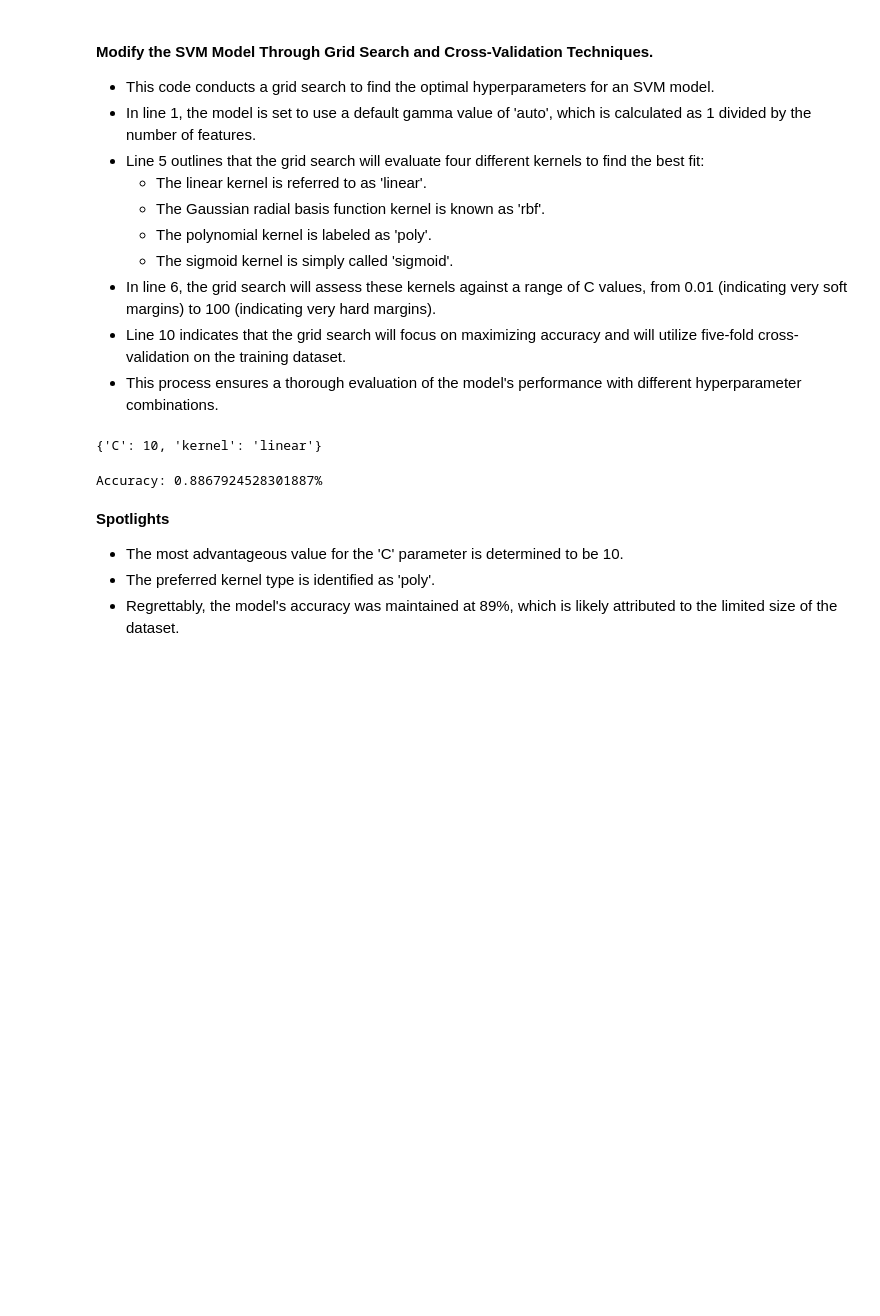
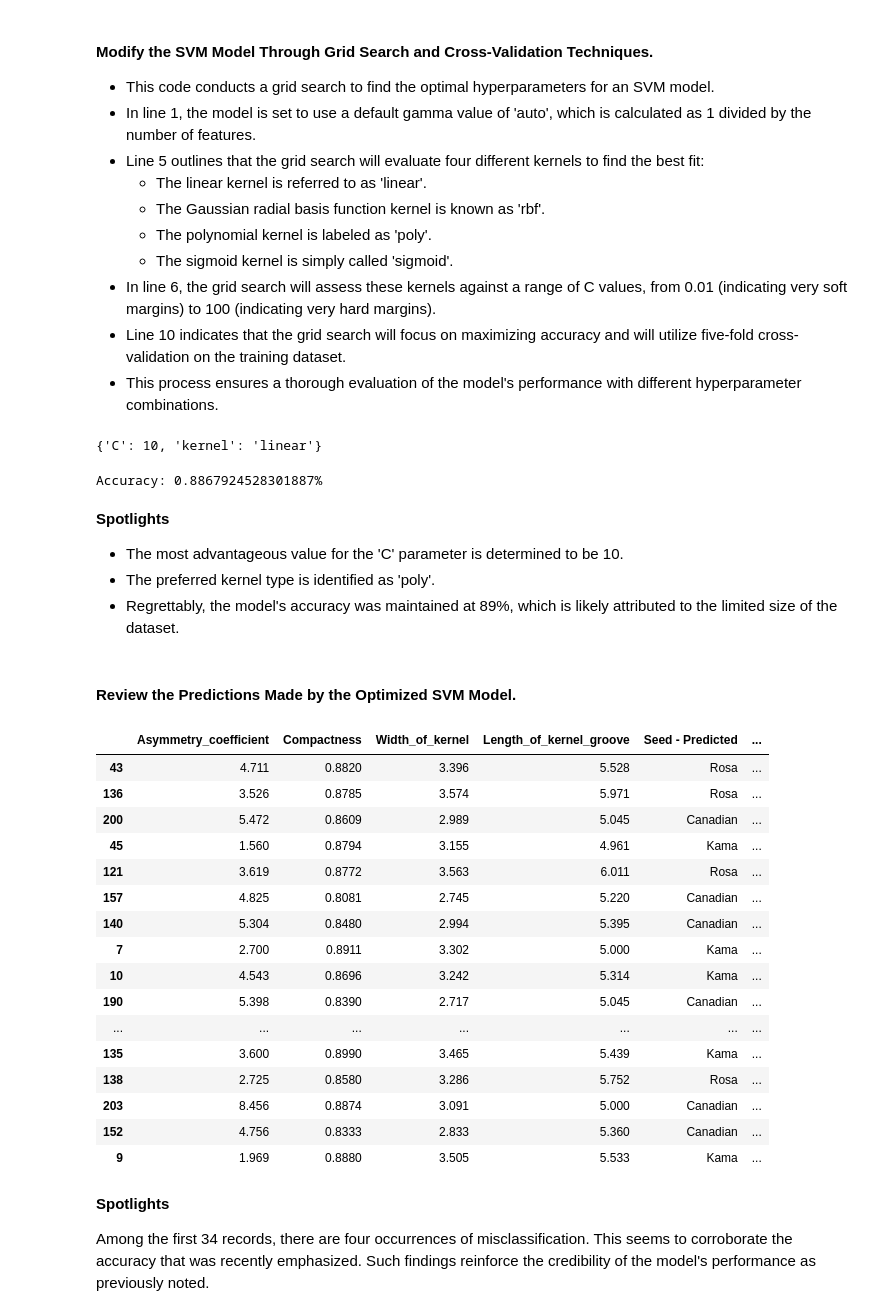
Before and after one commit to tyrantdavis/svm-wheat-classification, a Jupyter notebook: wheat-classification.ipynb, the cells around one changed output. Drawn from its saved outputs; the diff is of its cells as text; code cells hidden in the pictures; blank space fills up the shorter version.

Commit message:
Examine the optimized model's predictions.

```diff
--- a/wheat-classification.ipynb
+++ b/wheat-classification.ipynb
@@ -566,3 +566,43 @@ Accuracy: 0.8867924528301887%
 - The most advantageous value for the 'C' parameter is determined to be 10.
 - The preferred kernel type is identified as 'poly'.
 - Regrettably, the model's accuracy was maintained at 89%, which is likely attributed to the limited size of the dataset.
+# %% [markdown]
+#### Review the Predictions Made by the Optimized SVM Model.
+# %%
+"""Test set evaluation"""
+
+comparisons = X_test.copy()
+predicted = search.predict(X_test)
+comparisons["Seed - Predicted"] = predicted
+comparisons["Seed - Actual"] = y_test.copy()
+
+"""Map labels to seed names."""
+encodes = {1: "Kama", 2: "Rosa", 3: "Canadian"}
+
+comparisons["Seed - Predicted"] = comparisons["Seed - Predicted"].map(encodes)
+comparisons["Seed - Actual"] = comparisons["Seed - Actual"].map(encodes)
+
+"""Examine comparison between the predicted and the actual"""
+comparisons.head(34)
+# %% [output]
+|  | Asymmetry_coefficient | Compactness | Width_of_kernel | Length_of_kernel_groove | Seed - Predicted | ... |
+| 43 | 4.711 | 0.8820 | 3.396 | 5.528 | Rosa | ... |
+| 136 | 3.526 | 0.8785 | 3.574 | 5.971 | Rosa | ... |
+| 200 | 5.472 | 0.8609 | 2.989 | 5.045 | Canadian | ... |
+| 45 | 1.560 | 0.8794 | 3.155 | 4.961 | Kama | ... |
+| 121 | 3.619 | 0.8772 | 3.563 | 6.011 | Rosa | ... |
+| 157 | 4.825 | 0.8081 | 2.745 | 5.220 | Canadian | ... |
+| 140 | 5.304 | 0.8480 | 2.994 | 5.395 | Canadian | ... |
+| 7 | 2.700 | 0.8911 | 3.302 | 5.000 | Kama | ... |
+| 10 | 4.543 | 0.8696 | 3.242 | 5.314 | Kama | ... |
+| 190 | 5.398 | 0.8390 | 2.717 | 5.045 | Canadian | ... |
+| ... | ... | ... | ... | ... | ... | ... |
+| 135 | 3.600 | 0.8990 | 3.465 | 5.439 | Kama | ... |
+| 138 | 2.725 | 0.8580 | 3.286 | 5.752 | Rosa | ... |
+| 203 | 8.456 | 0.8874 | 3.091 | 5.000 | Canadian | ... |
+| 152 | 4.756 | 0.8333 | 2.833 | 5.360 | Canadian | ... |
+| 9 | 1.969 | 0.8880 | 3.505 | 5.533 | Kama | ... |
+# %% [markdown]
+**Spotlights**
+
+Among the first 34 records, there are four occurrences of misclassification. This seems to corroborate the accuracy that was recently emphasized. Such findings reinforce the credibility of the model's performance as previously noted.
```
Also changed, not shown: parts of 2 cells of this notebook.
